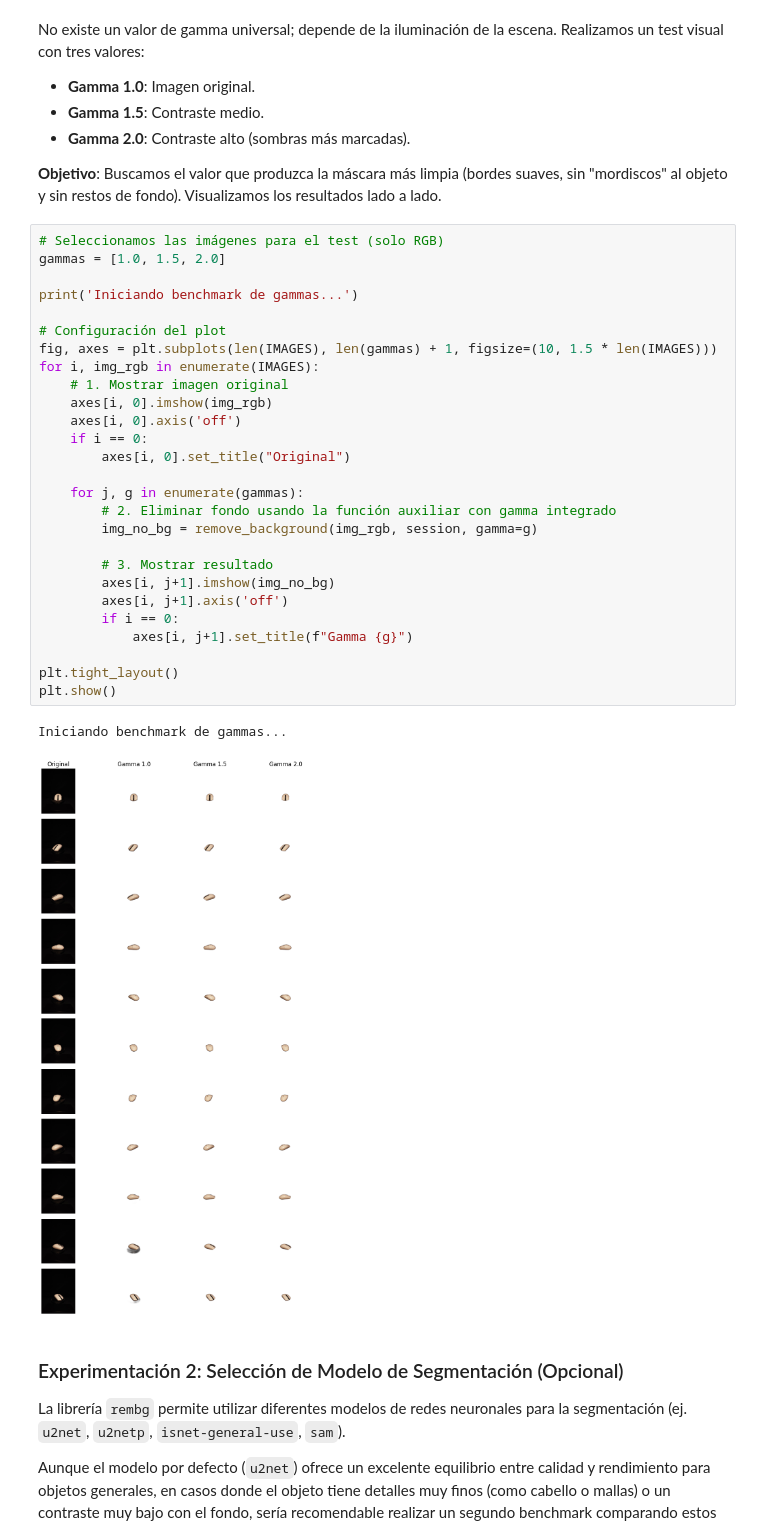
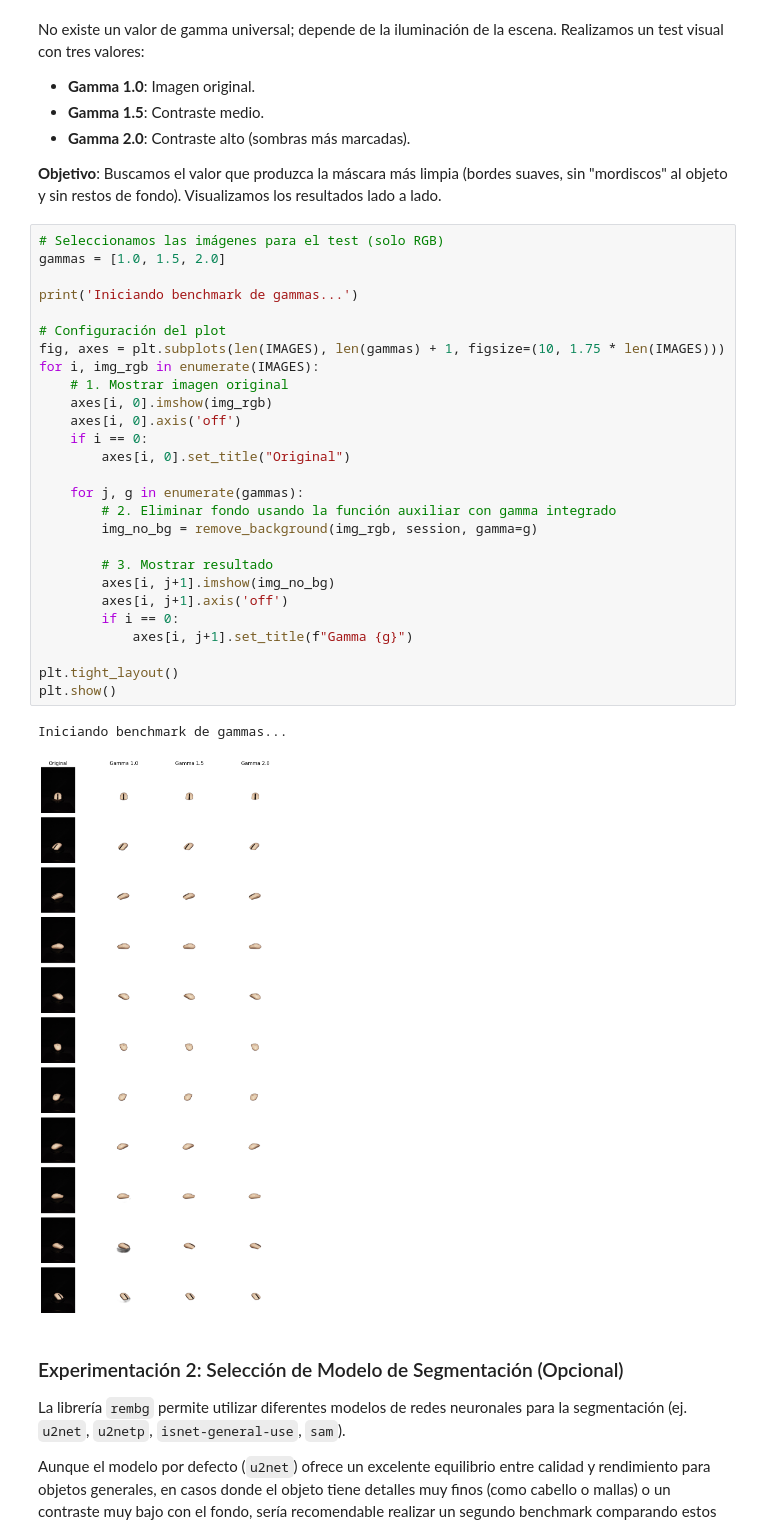
Before and after one commit to ctoribio123/Reconstruccion_3D, a Jupyter notebook: Fotogrametría.ipynb, the cells around one changed output. Cells and saved outputs as stored; diff of their text form.

```diff
--- a/Fotogrametría.ipynb
+++ b/Fotogrametría.ipynb
@@ -110,33 +98,33 @@ No existe un valor de gamma universal; depende de la iluminación de la escena.
 # %%
 # Seleccionamos las imágenes para el test (solo RGB)
 gammas = [1.0, 1.5, 2.0]
 
 print('Iniciando benchmark de gammas...')
 
 # Configuración del plot
-fig, axes = plt.subplots(len(IMAGES), len(gammas) + 1, figsize=(10, 1.5 * len(IMAGES)))
+fig, axes = plt.subplots(len(IMAGES), len(gammas) + 1, figsize=(10, 1.75 * len(IMAGES)))
 for i, img_rgb in enumerate(IMAGES):
     # 1. Mostrar imagen original
     axes[i, 0].imshow(img_rgb)
     axes[i, 0].axis('off')
     if i == 0:
         axes[i, 0].set_title("Original")
 
     for j, g in enumerate(gammas):
         # 2. Eliminar fondo usando la función auxiliar con gamma integrado
         img_no_bg = remove_background(img_rgb, session, gamma=g)
 
         # 3. Mostrar resultado
         axes[i, j+1].imshow(img_no_bg)
         axes[i, j+1].axis('off')
         if i == 0:
             axes[i, j+1].set_title(f"Gamma {g}")
 
 plt.tight_layout()
 plt.show()
 # %% [output]
 Iniciando benchmark de gammas...
-[figure, old version]
+[figure, new version]
 # %% [markdown]
 ### Experimentación 2: Selección de Modelo de Segmentación (Opcional)
 
```
Also changed, not shown: parts of 4 cells of this notebook.
